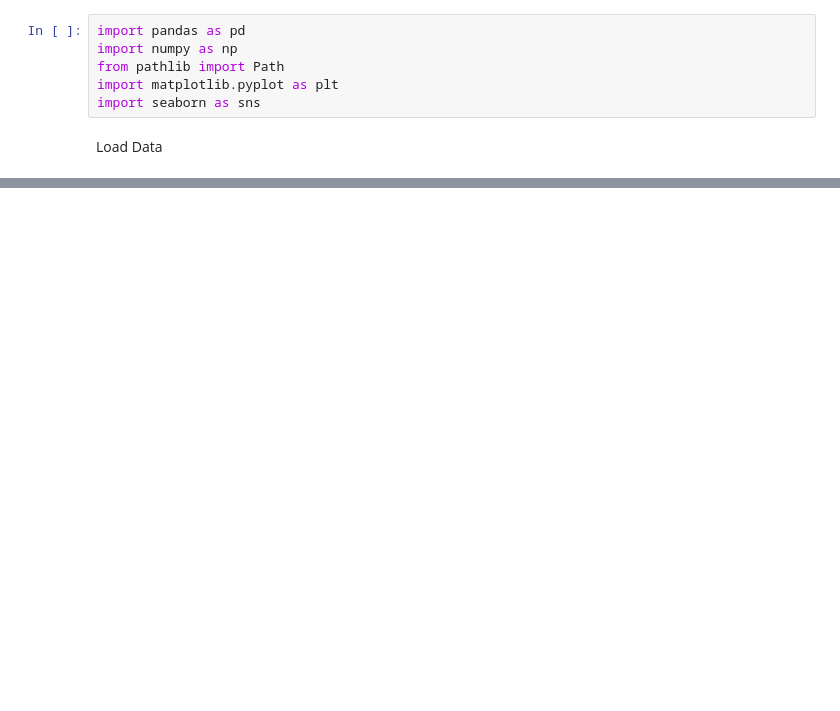
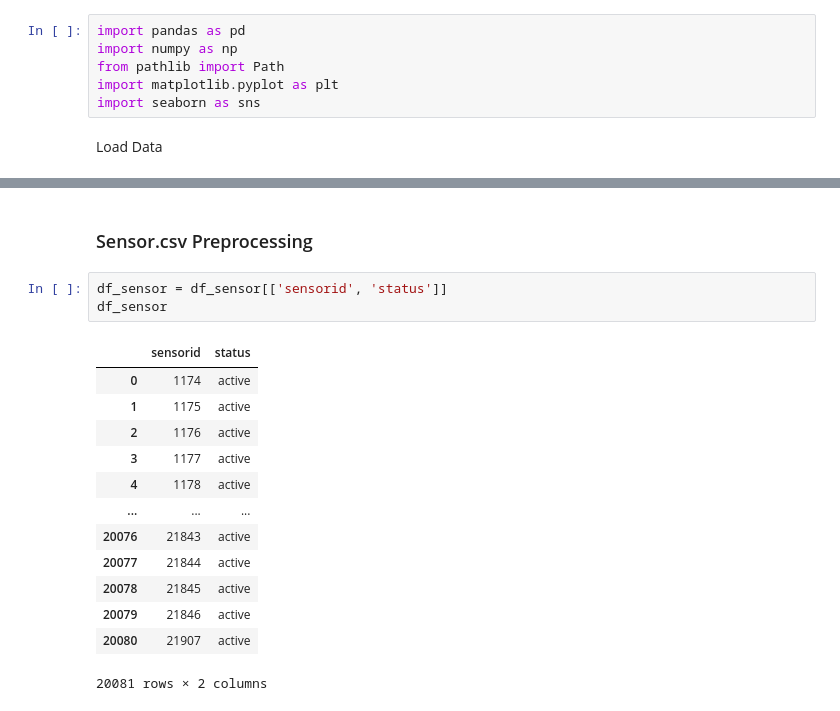
Before and after one commit to sudo-Oliver/Predictive-Analytics-Private, a Jupyter notebook: notebooks/Preprocessing_LSTM.ipynb, the cells around one changed output, grey strips where cells are left out. Drawn from its saved outputs; the diff is of its cells as text; blank space fills up the shorter version.

```diff
--- a/notebooks/Preprocessing_LSTM.ipynb
+++ b/notebooks/Preprocessing_LSTM.ipynb
@@ -42,0 +193,19 @@ Time Series Analysis
+# %% [markdown]
+### Sensor.csv Preprocessing
+# %%
+df_sensor = df_sensor[['sensorid', 'status']]
+df_sensor
+# %% [output]
+|  | sensorid | status |
+| 0 | 1174 | active |
+| 1 | 1175 | active |
+| 2 | 1176 | active |
+| 3 | 1177 | active |
+| 4 | 1178 | active |
+| ... | ... | ... |
+| 20076 | 21843 | active |
+| 20077 | 21844 | active |
+| 20078 | 21845 | active |
+| 20079 | 21846 | active |
+| 20080 | 21907 | active |
+20081 rows × 2 columns
```
Also changed, not shown: parts of 15 cells of this notebook.
